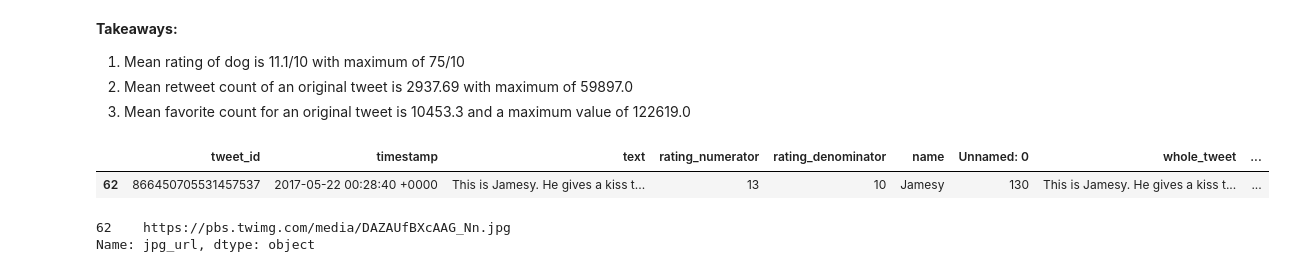
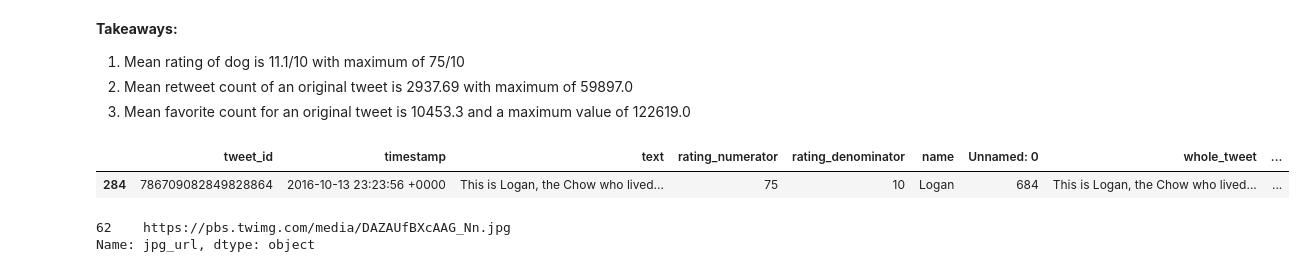
Before and after one commit to nagashrin/data_wrangling, a Jupyter notebook: wrangle_act_1.ipynb, the cells around one changed output. Cells and saved outputs as stored; diff of their text form; code cells hidden in the pictures.

```diff
--- a/wrangle_act_1.ipynb
+++ b/wrangle_act_1.ipynb
@@ -815,15 +815,17 @@ Descriptive Statistic of the dataset
     <li>Mean retweet count of an original tweet is 2937.69 with maximum of 59897.0</li>
     <li>Mean favorite count for an original tweet is 10453.3 and a maximum value of 122619.0</li>
 </ol>
-# %%
-"""
-1. Is the most popular tweet, which has a maximum favorite count of 122619,
-the same tweet with the highest retweet count of 59897
-"""
-df_master[df_master['favorite_count']==122619]
-# %% [output]
-|  | tweet_id | timestamp | text | rating_numerator | rating_denominator | name | Unnamed: 0 | whole_tweet | ... |
-| 62 | 866450705531457537 | 2017-05-22 00:28:40 +0000 | This is Jamesy. He gives a kiss t... | 13 | 10 | Jamesy | 130 | This is Jamesy. He gives a kiss t... | ... |
+# %%
+"""
+1. Check the dog info with max rating_numerator of 75
+"""
+
+x = df_master['rating_numerator']
+count = Counter(x)
+df_master[df_master['rating_numerator']==75]
+# %% [output]
+|  | tweet_id | timestamp | text | rating_numerator | rating_denominator | name | Unnamed: 0 | whole_tweet | ... |
+| 284 | 786709082849828864 | 2016-10-13 23:23:56 +0000 | This is Logan, the Chow who lived... | 75 | 10 | Logan | 684 | This is Logan, the Chow who lived... | ... |
 # %%
 #Let's pull his picture of the dog with maximum favorite count in the dataset
 df_master[df_master['favorite_count']==122619].jpg_url
```
Also changed, not shown: parts of 13 cells of this notebook.
